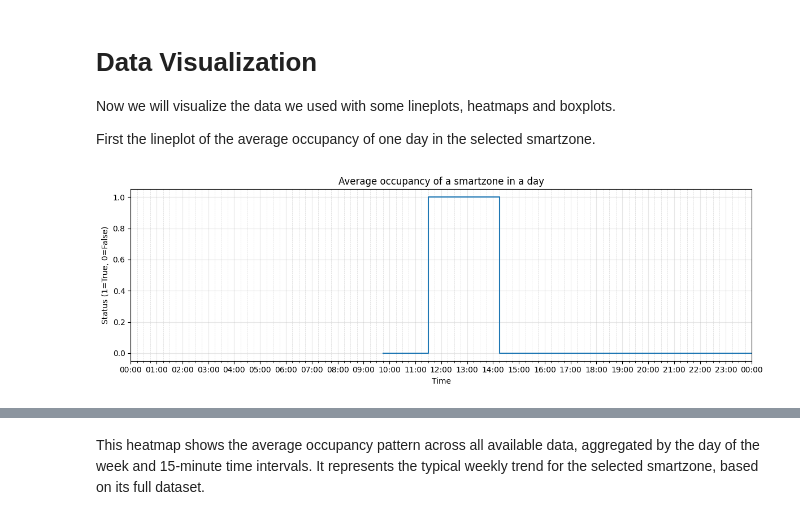
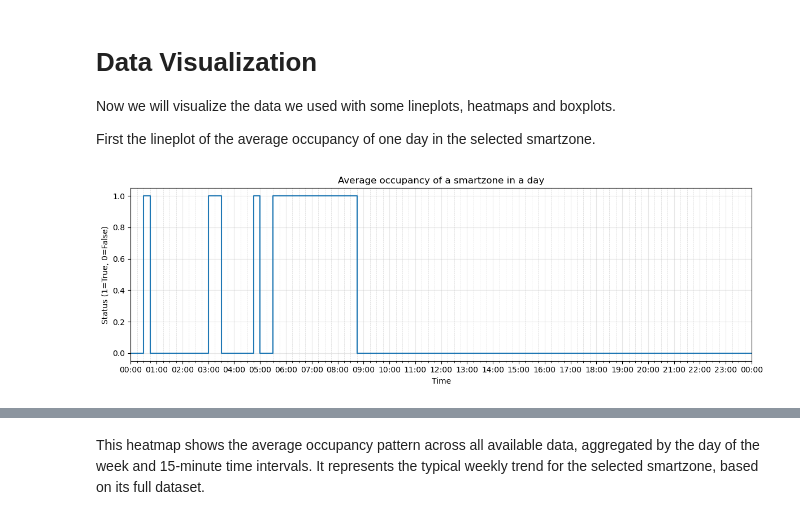
Before and after one commit to chenneman/CTC-advanced-data-science, a Jupyter notebook: XGboost.ipynb, the cells around one changed output, grey strips where cells are left out. Drawn from its saved outputs; the diff is of its cells as text; code cells hidden in the pictures.

```diff
--- a/XGboost.ipynb
+++ b/XGboost.ipynb
@@ -114,28 +114,28 @@ First the lineplot of the average occupancy of one day in the selected smartzone
 # %%
 def plot_sensor_status(date, data):
     data = filter_by_date(data, date)
     fig, ax = plt.subplots(1, 1, figsize=(12,4), sharex=True)
     ax.step(data["date"], data["status"].astype(float))
     # Major ticks every hour
     fig.gca().xaxis.set_major_locator(mdates.HourLocator())
     fig.gca().xaxis.set_major_formatter(mdates.DateFormatter('%H:%M'))
     # Limit x axis between 0:00 and 24:00
     start = pd.to_datetime(date).replace(hour=0, minute=0, second=0)
     end = start + pd.Timedelta(days=1)
     ax.set_xlim(start, end)
     # Minor ticks every 15 minutes
     fig.gca().xaxis.set_minor_locator(mdates.MinuteLocator(byminute=[0,15,30,45]))
     # Show grid for both major and minor ticks
     ax.grid(which='major', linestyle='-', linewidth=0.8)
     ax.grid(which='minor', linestyle='--', linewidth=0.5, alpha=0.5)
     ax.set_title(f"Average occupancy of a smartzone in a day")
     ax.set_xlabel("Time")
     ax.set_ylabel("Status (1=True, 0=False)")
     ax.grid(True, alpha=0.3)
     plt.tight_layout()
     plt.show()
 
-date = '2024-10-16' # Here you can specify what date you want to visualize
+date = '2024-10-18' # Here you can specify what date you want to visualize
 plot_sensor_status(date, data)
 # %% [output]
-[figure, old version]
+[figure, new version]
```
Also changed, not shown: parts of 17 cells of this notebook.
